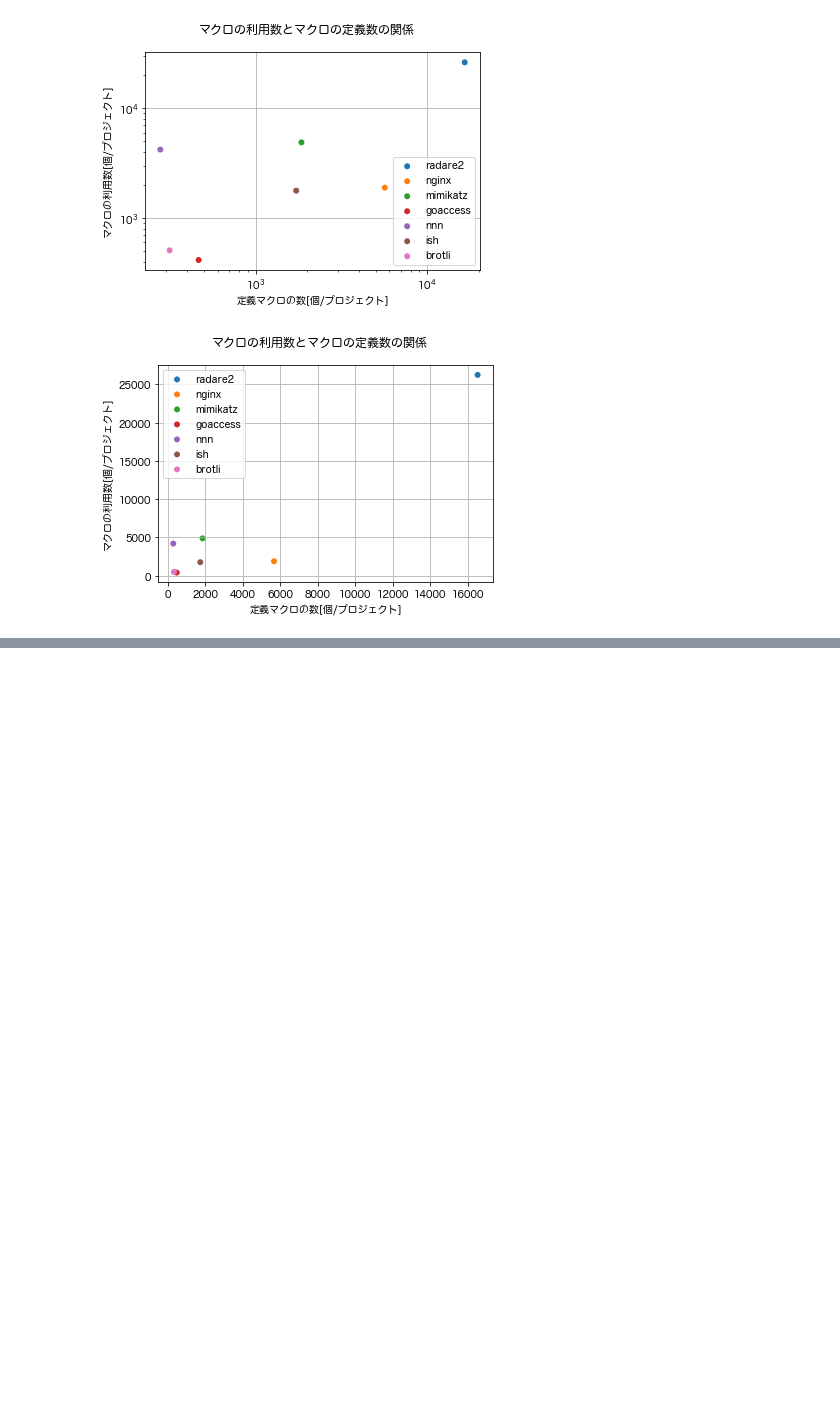
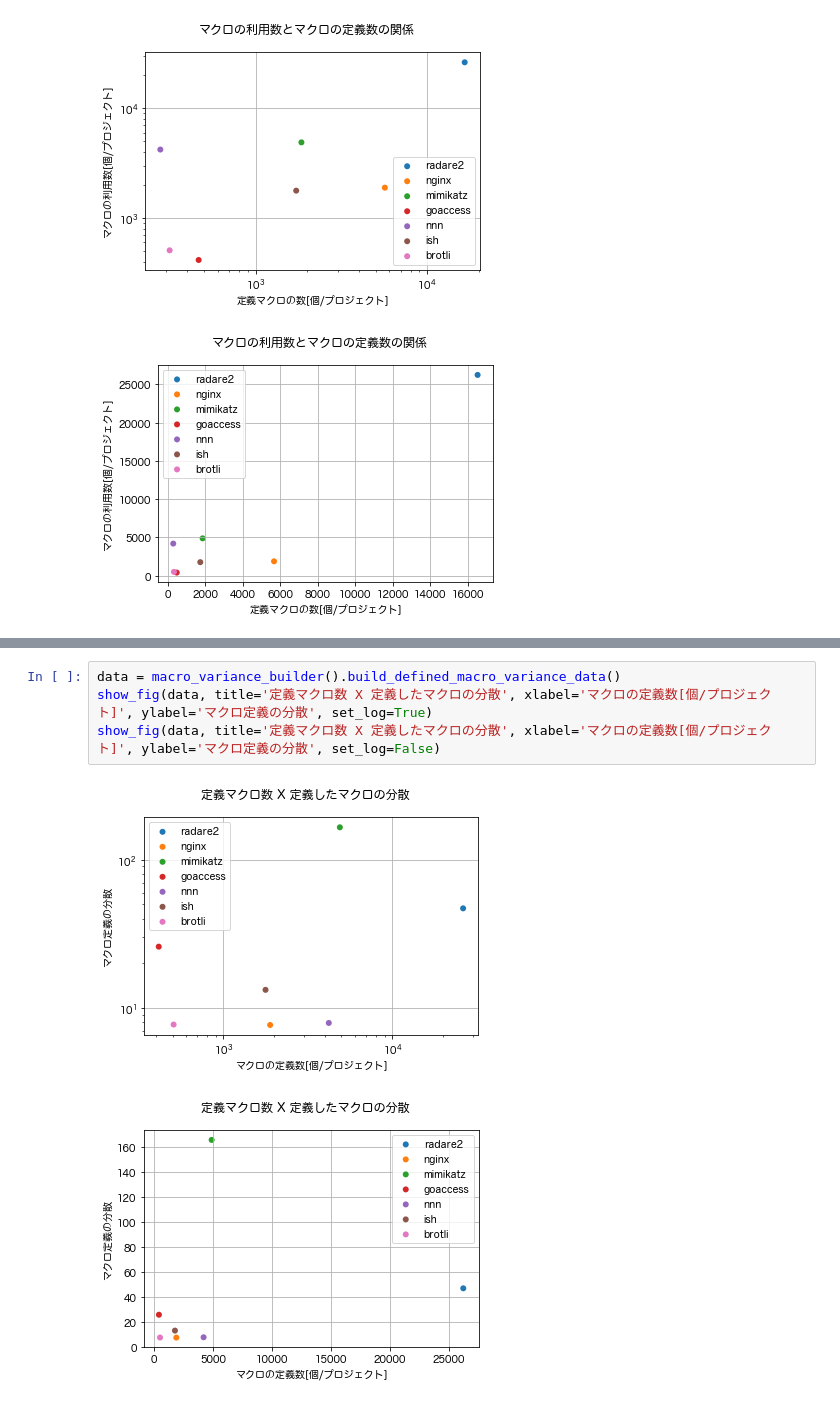
Before and after one commit to tamofplease/c_project_analysis, a Jupyter notebook: lib/loc_macros.ipynb, the cells around one changed output, grey strips where cells are left out. Saved outputs shown, nothing was run; the diff lists cells and outputs as text; blank space fills up the shorter version.

```diff
--- a/lib/loc_macros.ipynb
+++ b/lib/loc_macros.ipynb
@@ -173,0 +208,7 @@ show_fig(data, title='マクロの利用数とマクロの定義数の関係', x
+# %%
+data = macro_variance_builder().build_defined_macro_variance_data()
+show_fig(data, title='定義マクロ数 X 定義したマクロの分散', xlabel='マクロの定義数[個/プロジェクト]', ylabel='マクロ定義の分散', set_log=True)
+show_fig(data, title='定義マクロ数 X 定義したマクロの分散', xlabel='マクロの定義数[個/プロジェクト]', ylabel='マクロ定義の分散', set_log=False)
+# %% [output]
+[figure, added]
+[figure, added]
```
Also changed, not shown: parts of 2 cells of this notebook.
